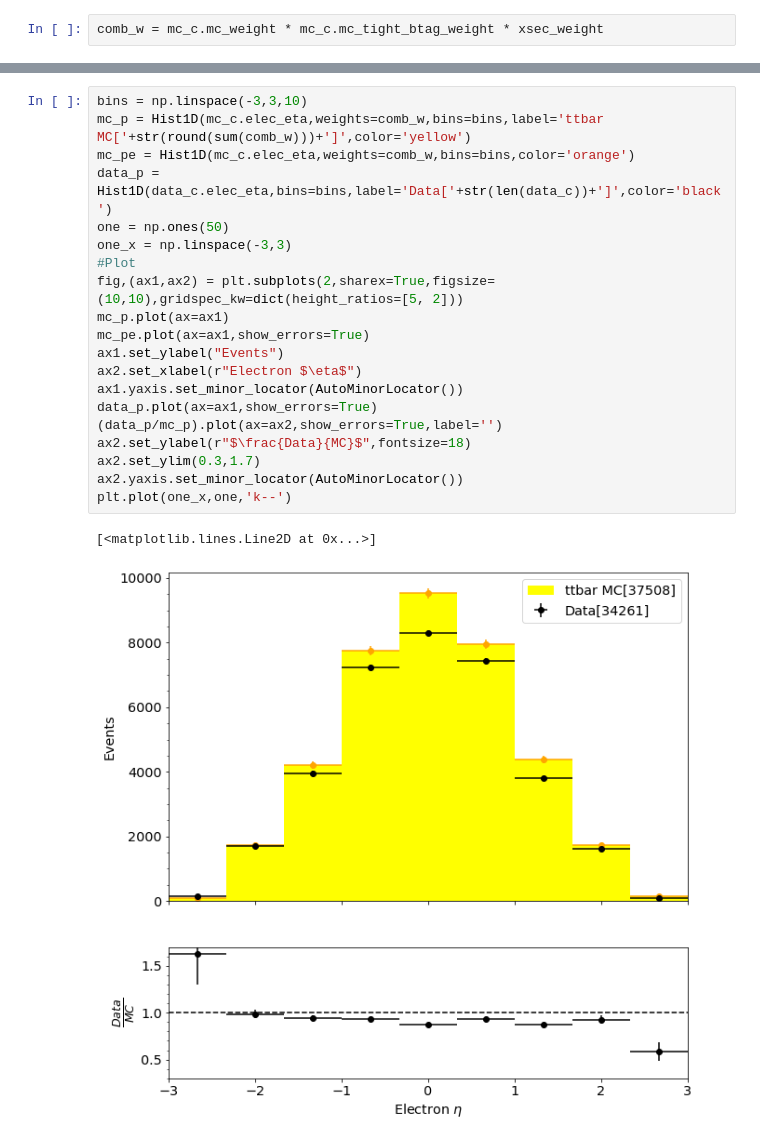
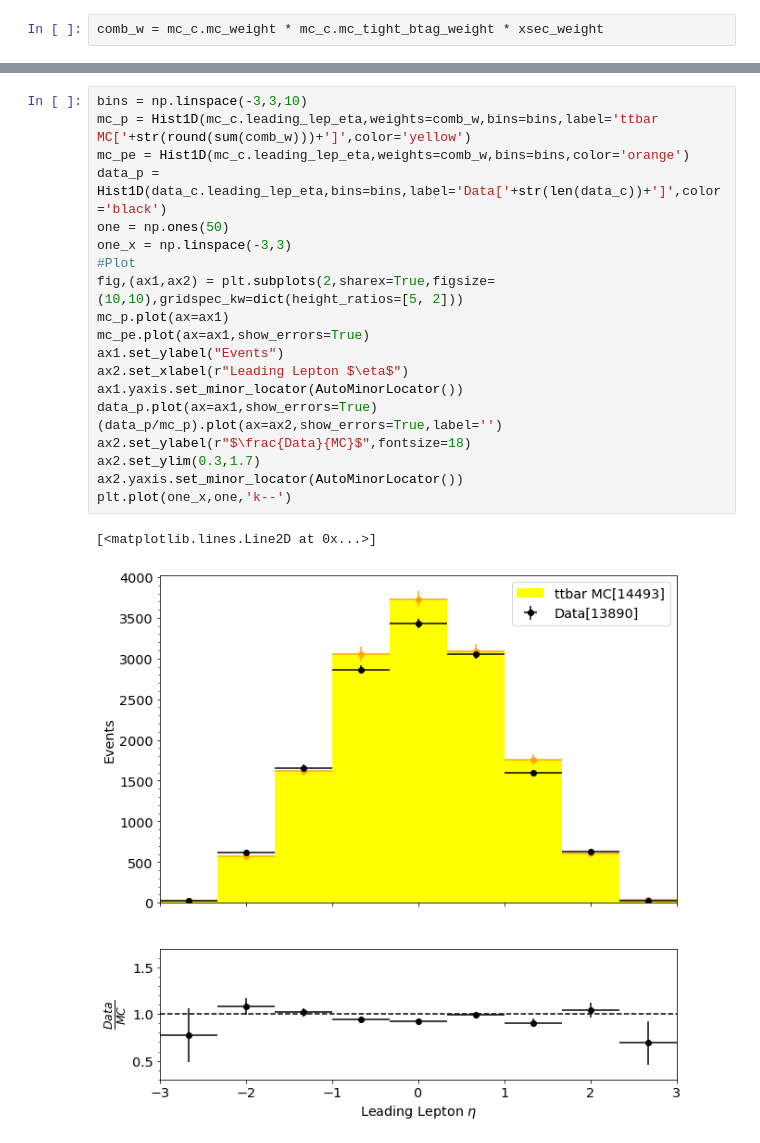
Before and after one commit to jkguiang/NanoTools, a Jupyter notebook: studies/ttbarCR/ControlPlots.ipynb, the cells around one changed output, grey strips where cells are left out. Drawn from its saved outputs; the diff is of its cells as text.

```diff
--- a/studies/ttbarCR/ControlPlots.ipynb
+++ b/studies/ttbarCR/ControlPlots.ipynb
@@ -115,25 +161,25 @@ plt.plot(one_x,one,'k--')
 # %%
 bins = np.linspace(-3,3,10)
-mc_p = Hist1D(mc_c.elec_eta,weights=comb_w,bins=bins,label='ttbar MC['+str(round(sum(comb_w)))+']',color='yellow')
-mc_pe = Hist1D(mc_c.elec_eta,weights=comb_w,bins=bins,color='orange')
-data_p = Hist1D(data_c.elec_eta,bins=bins,label='Data['+str(len(data_c))+']',color='black')
+mc_p = Hist1D(mc_c.leading_lep_eta,weights=comb_w,bins=bins,label='ttbar MC['+str(round(sum(comb_w)))+']',color='yellow')
+mc_pe = Hist1D(mc_c.leading_lep_eta,weights=comb_w,bins=bins,color='orange')
+data_p = Hist1D(data_c.leading_lep_eta,bins=bins,label='Data['+str(len(data_c))+']',color='black')
 one = np.ones(50)
 one_x = np.linspace(-3,3)
 #Plot
 fig,(ax1,ax2) = plt.subplots(2,sharex=True,figsize=(10,10),gridspec_kw=dict(height_ratios=[5, 2]))
 mc_p.plot(ax=ax1)
 mc_pe.plot(ax=ax1,show_errors=True)
 ax1.set_ylabel("Events")
-ax2.set_xlabel(r"Electron $\eta$")
+ax2.set_xlabel(r"Leading Lepton $\eta$")
 ax1.yaxis.set_minor_locator(AutoMinorLocator())
 data_p.plot(ax=ax1,show_errors=True)
 (data_p/mc_p).plot(ax=ax2,show_errors=True,label='')
 ax2.set_ylabel(r"$\frac{Data}{MC}$",fontsize=18)
 ax2.set_ylim(0.3,1.7)
 ax2.yaxis.set_minor_locator(AutoMinorLocator())
 plt.plot(one_x,one,'k--')
 # %% [output]
 [<matplotlib.lines.Line2D at 0x...>]
-[figure, old version]
+[figure, new version]
 # %%
 bins = np.linspace(-3,3,10)
```
Also changed, not shown: parts of 11 cells of this notebook.
